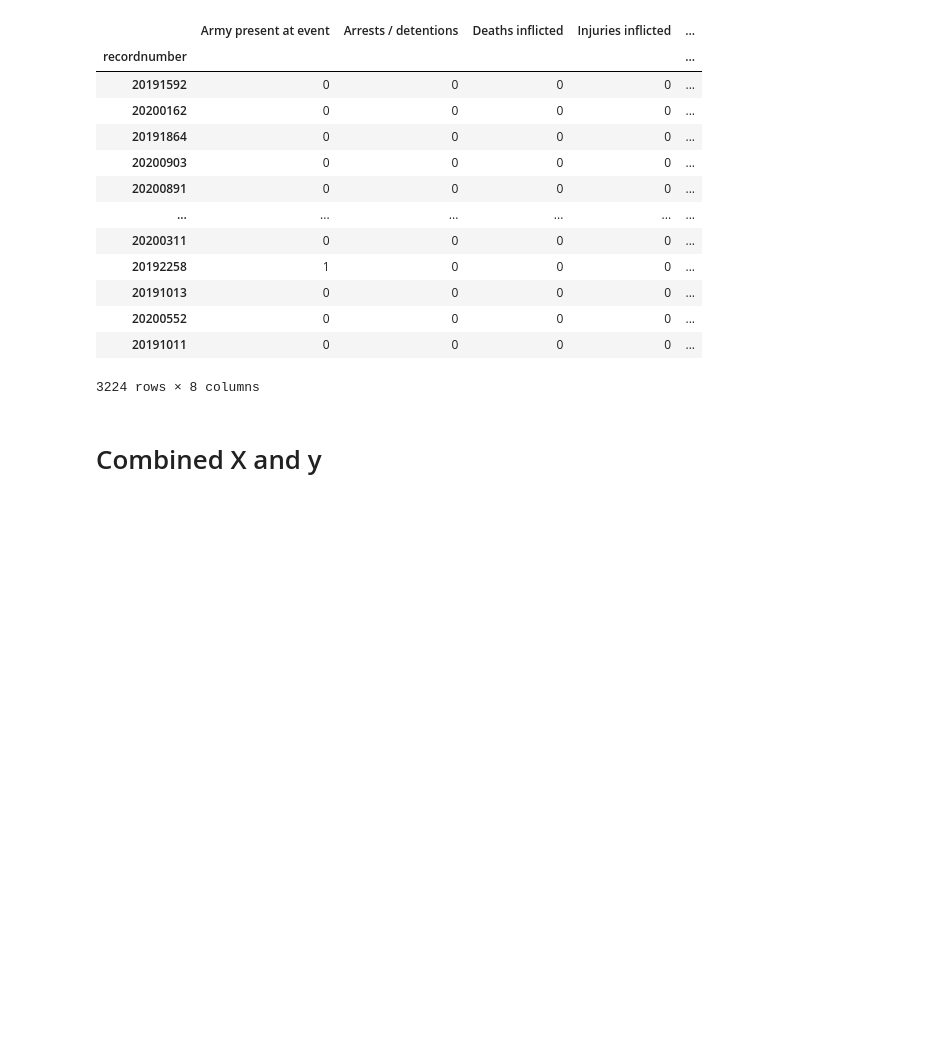
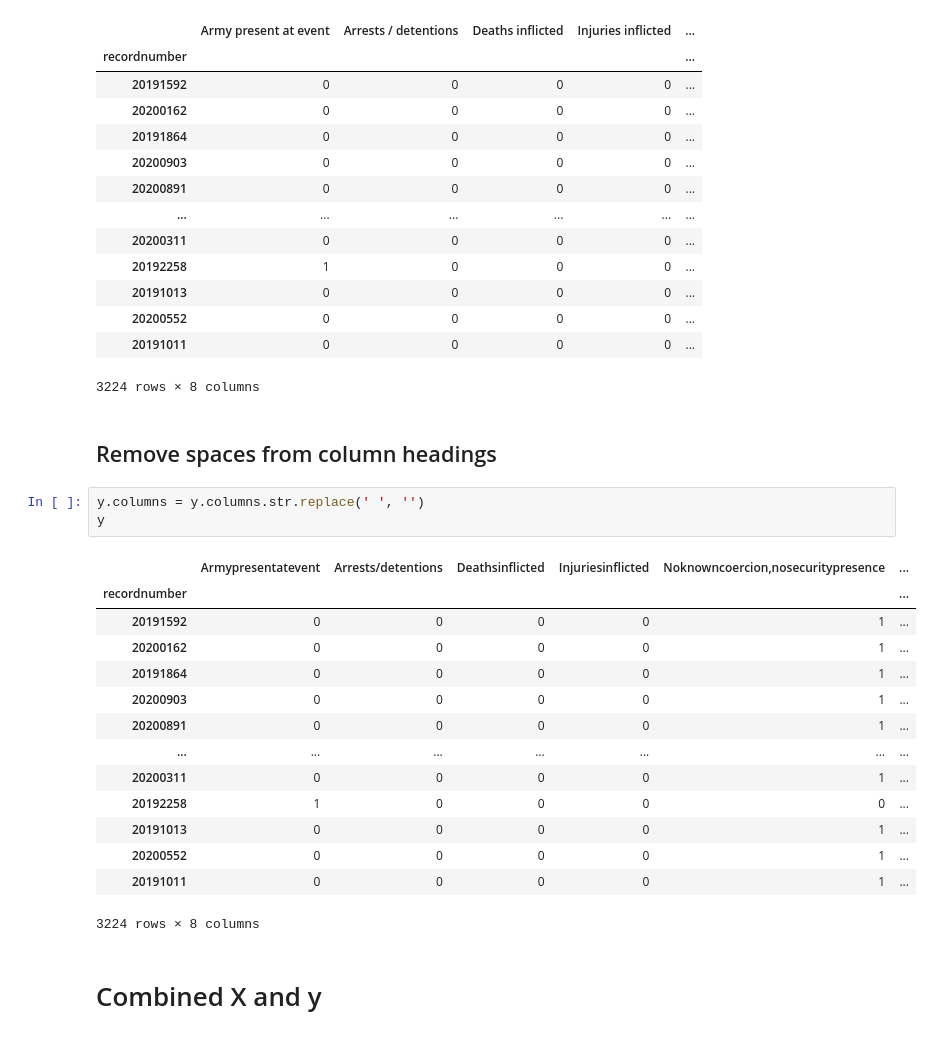
Before and after one commit to NoahDarwich/portest, a Jupyter notebook: notebooks/3_initial_modelling_logistic_lebanon.ipynb, the cells around one changed output. Drawn from its saved outputs; the diff is of its cells as text; blank space fills up the shorter version.

```diff
--- a/notebooks/3_initial_modelling_logistic_lebanon.ipynb
+++ b/notebooks/3_initial_modelling_logistic_lebanon.ipynb
@@ -118,6 +124,26 @@ y
 | 20200552 | 0 | 0 | 0 | 0 | ... |
 | 20191011 | 0 | 0 | 0 | 0 | ... |
 3224 rows × 8 columns
+# %% [markdown]
+## Remove spaces from column headings
+# %%
+y.columns = y.columns.str.replace(' ', '')
+y
+# %% [output]
+|  | Armypresentatevent | Arrests/detentions | Deathsinflicted | Injuriesinflicted | Noknowncoercion,nosecuritypresence | ... |
+| recordnumber |  |  |  |  |  | ... |
+| 20191592 | 0 | 0 | 0 | 0 | 1 | ... |
+| 20200162 | 0 | 0 | 0 | 0 | 1 | ... |
+| 20191864 | 0 | 0 | 0 | 0 | 1 | ... |
+| 20200903 | 0 | 0 | 0 | 0 | 1 | ... |
+| 20200891 | 0 | 0 | 0 | 0 | 1 | ... |
+| ... | ... | ... | ... | ... | ... | ... |
+| 20200311 | 0 | 0 | 0 | 0 | 1 | ... |
+| 20192258 | 1 | 0 | 0 | 0 | 0 | ... |
+| 20191013 | 0 | 0 | 0 | 0 | 1 | ... |
+| 20200552 | 0 | 0 | 0 | 0 | 1 | ... |
+| 20191011 | 0 | 0 | 0 | 0 | 1 | ... |
+3224 rows × 8 columns
 # %% [markdown]
 # Combined X and y
 # %%
```
Also changed, not shown: parts of 11 cells of this notebook.
